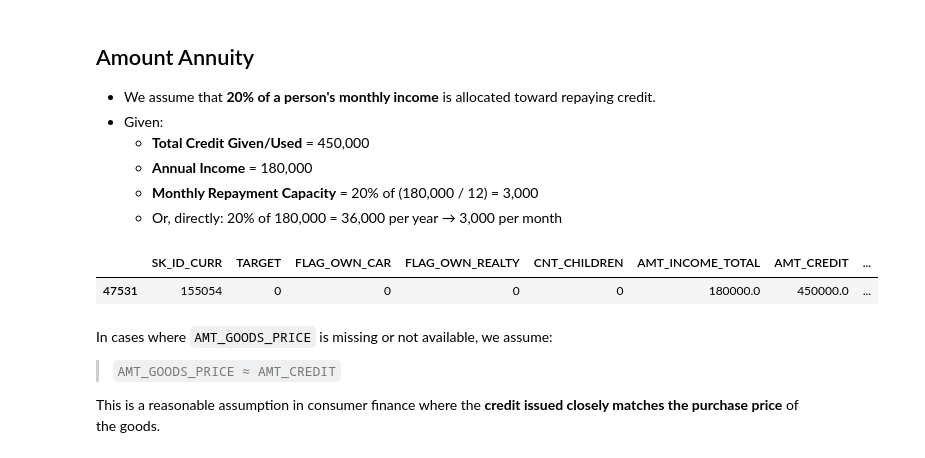
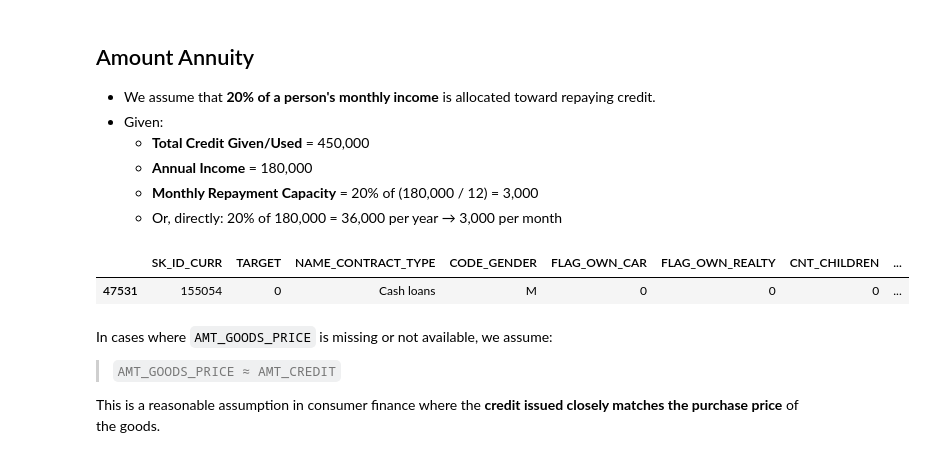
Before and after one commit to adarshlearnngrow/loan-approval-ml, a Jupyter notebook: Python Notebooks/Data Cleaning.ipynb, the cells around one changed output. Drawn from its saved outputs; the diff is of its cells as text; code cells hidden in the pictures.

```diff
--- a/Python Notebooks/Data Cleaning.ipynb
+++ b/Python Notebooks/Data Cleaning.ipynb
@@ -107,8 +94,8 @@ percentage_missing[percentage_missing['Missing'] > 0]
   - **Monthly Repayment Capacity** = 20% of (180,000 / 12) = 3,000
   - Or, directly: 20% of 180,000 = 36,000 per year → 3,000 per month
 # %%
-app_data_encoded[app_data_encoded['AMT_ANNUITY'].isna()]
+app_data[app_data['AMT_ANNUITY'].isna()]
 # %% [output]
-|  | SK_ID_CURR | TARGET | FLAG_OWN_CAR | FLAG_OWN_REALTY | CNT_CHILDREN | AMT_INCOME_TOTAL | AMT_CREDIT | ... |
-| 47531 | 155054 | 0 | 0 | 0 | 0 | 180000.0 | 450000.0 | ... |
+|  | SK_ID_CURR | TARGET | NAME_CONTRACT_TYPE | CODE_GENDER | FLAG_OWN_CAR | FLAG_OWN_REALTY | CNT_CHILDREN | ... |
+| 47531 | 155054 | 0 | Cash loans | M | 0 | 0 | 0 | ... |
 # %%
```
Also changed, not shown: parts of 17 cells of this notebook, 1 other file.
